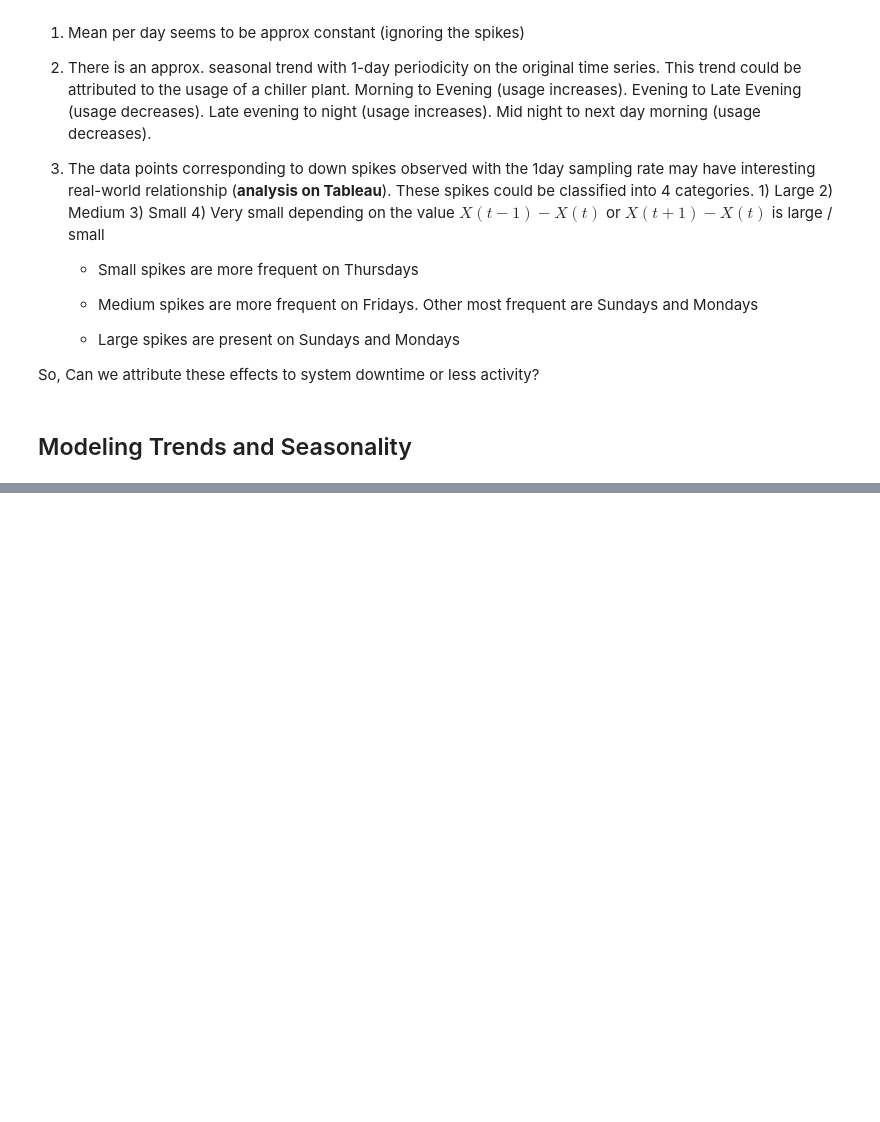
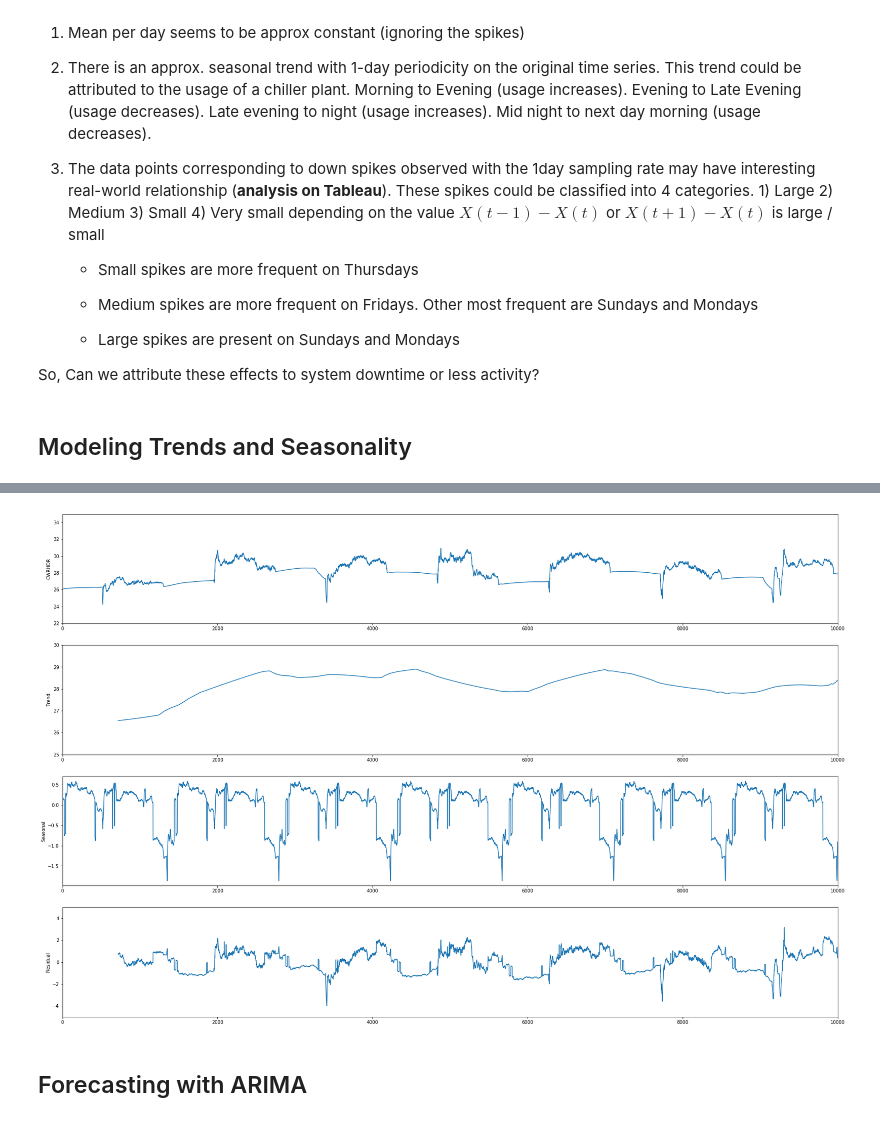
Before and after one commit to MiachelGu/chiller-plants, a Jupyter notebook: notebooks/Playground.ipynb, the cells around one changed output, grey strips where cells are left out. Saved outputs shown, nothing was run; the diff lists cells and outputs as text; code cells hidden in the pictures; blank space fills up the shorter version.

```diff
--- a/notebooks/Playground.ipynb
+++ b/notebooks/Playground.ipynb
@@ -236,0 +243,18 @@ fig, a1 = plt.subplots(1, 1, figsize=(30,5))
+# %%
+from statsmodels.tsa.seasonal import seasonal_decompose
+
+decomposed = seasonal_decompose(sample.cwshdr.values, freq=24 * 60)
+fig, (a1,a2,a3,a4) = plt.subplots(4, 1, figsize=(30, 20))
+a1.plot(sample.cwshdr.values)
+a2.plot(decomposed.trend)
+a3.plot(decomposed.seasonal)
+a4.plot(decomposed.resid)
+
+a1.set_xlim(0, 10000); a1.set_ylabel("CWRHDR"); a1.set_ylim(22, 35);
+a2.set_xlim(0, 10000); a2.set_ylabel("Trend"); a2.set_ylim(25, 30);
+a3.set_xlim(0, 10000); a3.set_ylabel("Seasonal");
+a4.set_xlim(0, 10000); a4.set_ylabel("Residual"); a4.set_ylim(-5,5);
+# %% [output]
+[figure, added]
+# %% [markdown]
+## Forecasting with ARIMA
```
Also changed, not shown: parts of 10 cells of this notebook, 1 other file.
